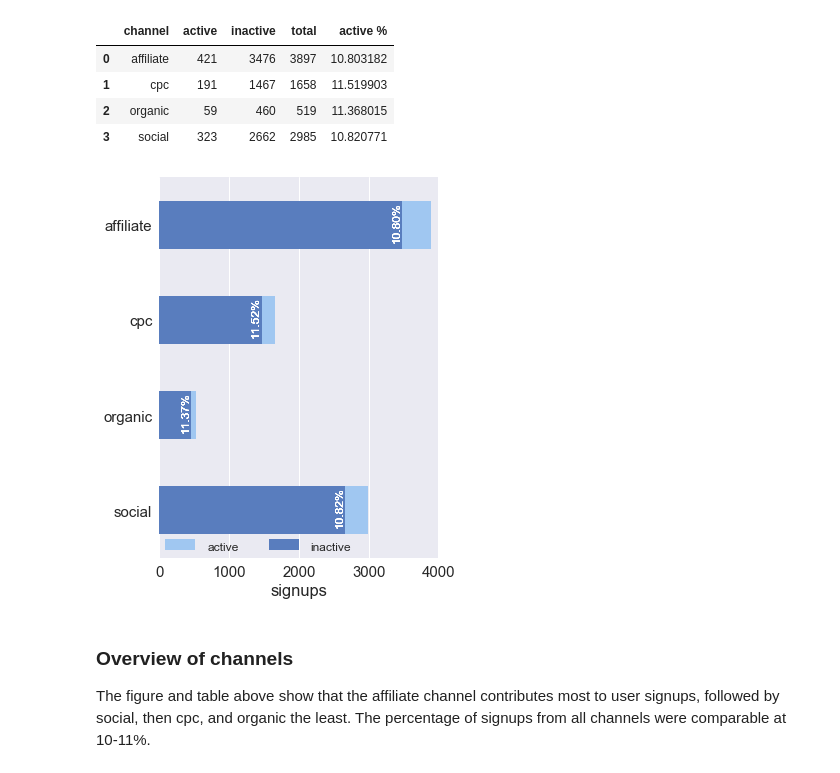
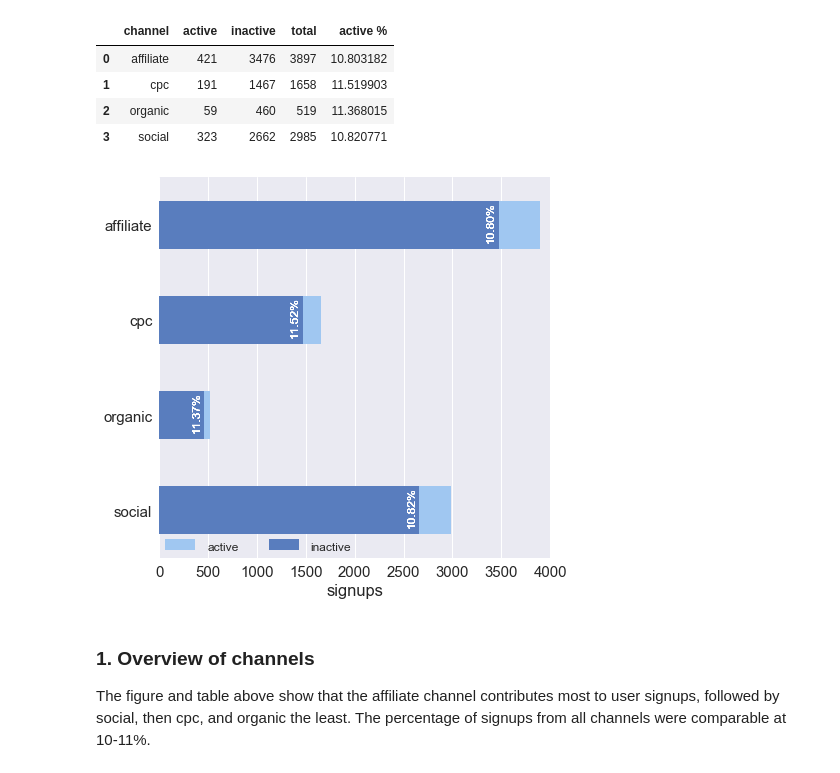
Before and after one commit to GarretOConnell/Case-study, a Jupyter notebook: n26-case.ipynb, the cells around one changed output. Saved outputs shown, nothing was run; the diff lists cells and outputs as text; code cells hidden in the pictures.

```diff
--- a/n26-case.ipynb
+++ b/n26-case.ipynb
@@ -58,7 +53,7 @@ sns.set(style="whitegrid")
 sns.set(font_scale=1.5)
 
 # Initialize the matplotlib figure
-f, ax = plt.subplots(figsize=(5, 7))
+f, ax = plt.subplots(figsize=(7, 7))
 
 # Plot the total crashes
 sns.set_color_codes("pastel")
@@ -67,8 +62,9 @@ sns.barplot(x=df_alltv["total"], y=df_alltv["channel"],
 
 # Plot the crashes where alcohol was involved
 sns.set_color_codes("muted")
-sns.barplot(x=df_alltv["inactive"], y=df_alltv["channel"],
+barplot = sns.barplot(x=df_alltv["inactive"], y=df_alltv["channel"],
             label="inactive", color="b");
+
 
 # Add a legend and informative axis label
 ax.legend(ncol=2, loc=(0,0), frameon=False)
@@ -85,36 +81,40 @@ def change_width(ax, new_value) :
         diff = current_width - new_value
 
         # we change the bar width
         patch.set_height(new_value)
 
         # we recenter the bar
         patch.set_y(patch.get_y() + diff * .5)
 
 change_width(ax, .5)
 
 # summary table
 df_alltv['active %'] = df_alltv['active']/df_alltv['total']*100
 
 def annotateBars(row, ax=ax):
        for counter,p in enumerate(ax.patches):
             if counter >= (len(ax.patches)/2):
                 ax.annotate("%.2f%%" % df_alltv['active %'][(counter-4)], ((p.get_x() + p.get_width()-80), p.get_y()+p.get_height()*.85),
                 ha='center', va='center', fontsize=12, color='white', rotation=90, xytext=(0, 20),
                 textcoords='offset points')
             else:
                 continue
 
 plot = df_alltv.apply(annotateBars, ax=ax, axis=0);
+
+fig = barplot.get_figure()
+fig.savefig("output.png")
+
 df_alltv
 # %% [output]
 |  | channel | active | inactive | total | active % |
 | 0 | affiliate | 421 | 3476 | 3897 | 10.803182 |
 | 1 | cpc | 191 | 1467 | 1658 | 11.519903 |
 | 2 | organic | 59 | 460 | 519 | 11.368015 |
 | 3 | social | 323 | 2662 | 2985 | 10.820771 |
-[figure, old version]
+[figure, new version]
 # %% [markdown]
-### Overview of channels
+### 1. Overview of channels
 The figure and table above show that the affiliate channel contributes most to user signups, followed by social, then cpc, and organic the least. The percentage of signups from all channels were comparable at 10-11%.
 # %%
 # add column indicating whether data was active for tv spending
```
Also changed, not shown: parts of 6 cells of this notebook.
